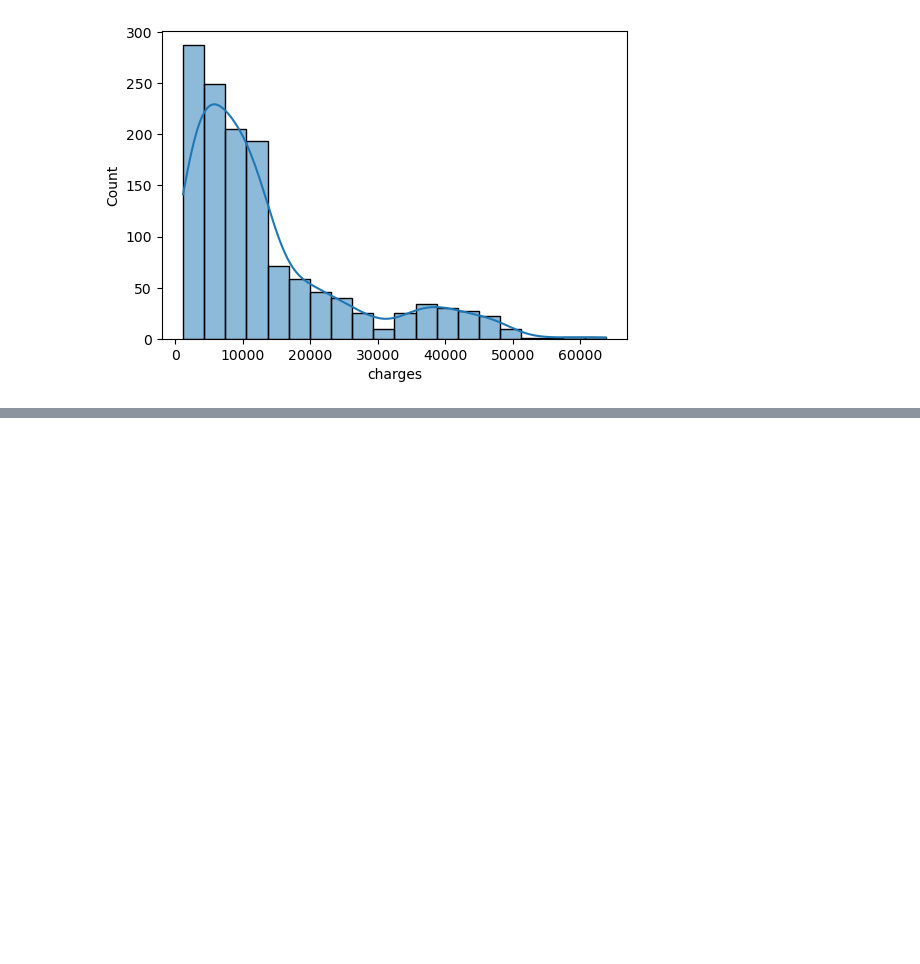
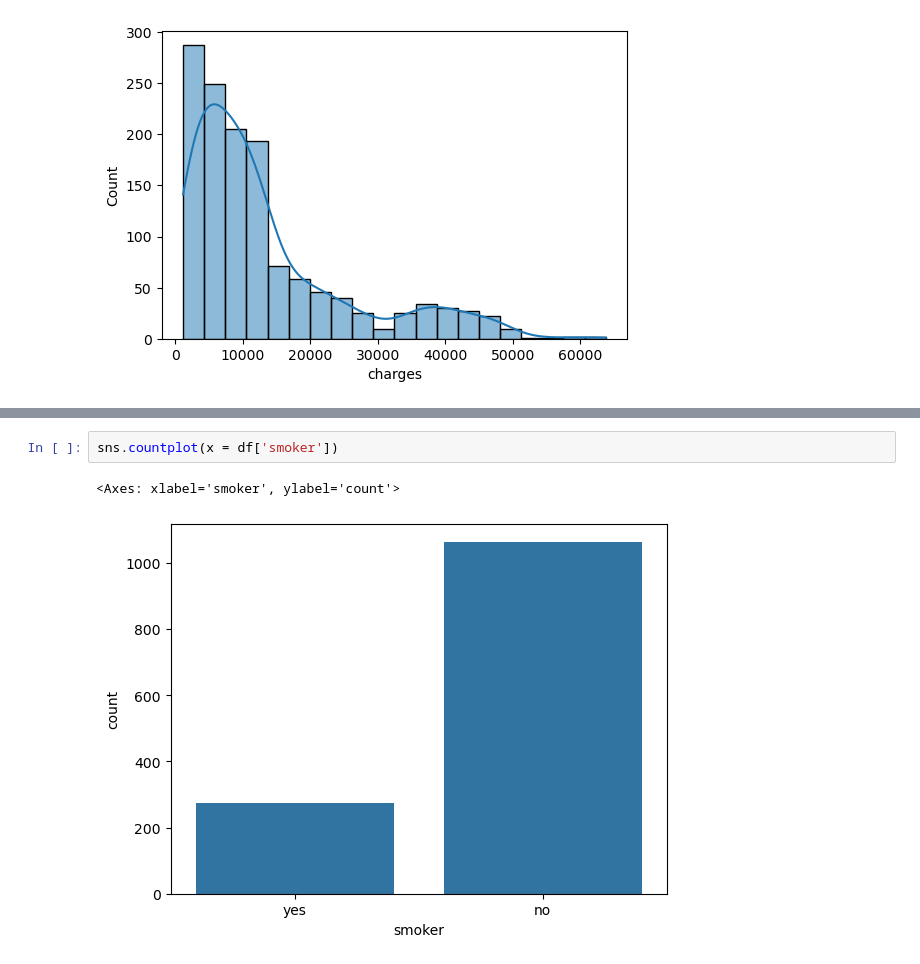
Before and after one commit to CipherCraftXIshant/Agentic-AI, a Jupyter notebook: Untitled.ipynb, the cells around one changed output, grey strips where cells are left out. Drawn from its saved outputs; the diff is of its cells as text; blank space fills up the shorter version.

```diff
--- a/Untitled.ipynb
+++ b/Untitled.ipynb
@@ -80,0 +91,5 @@ for col in numeric_columns:
+# %%
+sns.countplot(x = df['smoker'])
+# %% [output]
+<Axes: xlabel='smoker', ylabel='count'>
+[figure, added]
```
Also changed, not shown: parts of 39 cells of this notebook.
